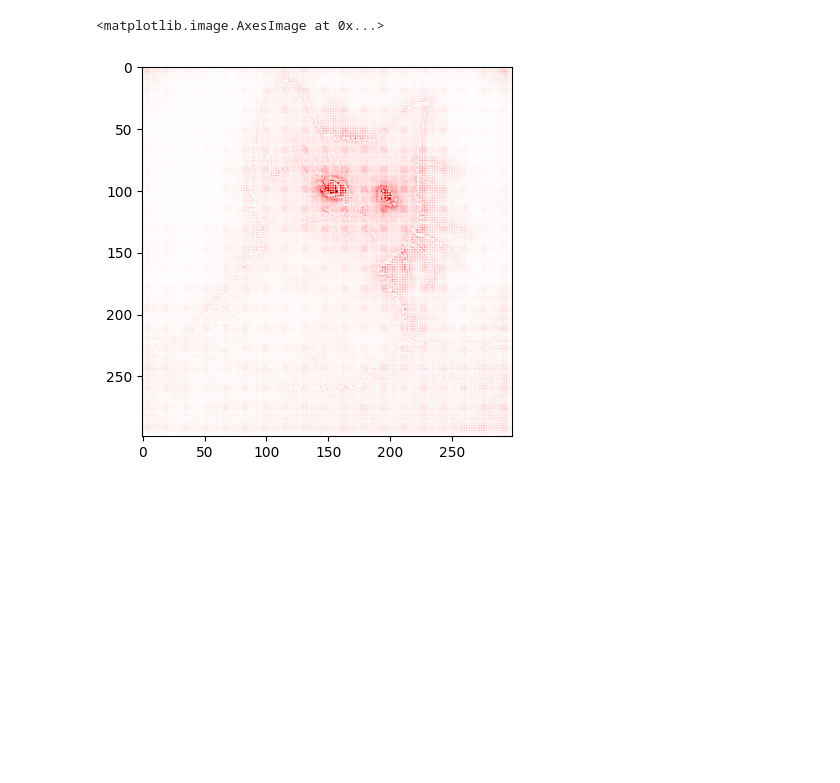
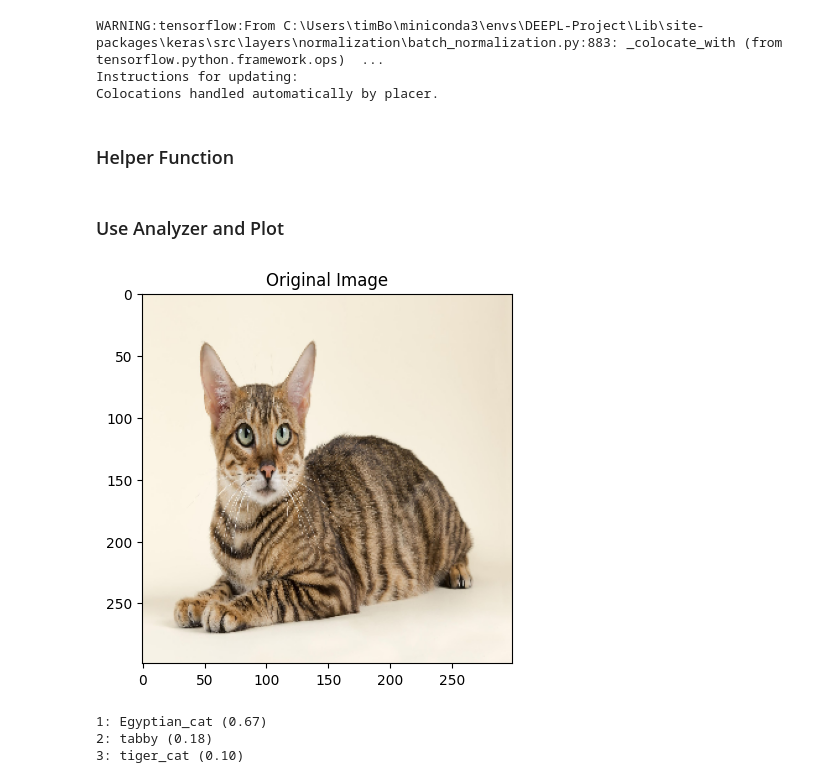
Before and after one commit to DevTimBo/DEEPL-Project, a Jupyter notebook: LRP/LRP.ipynb, the cells around one changed output. Cells and saved outputs as stored; diff of their text form; code cells hidden in the pictures; blank space fills up the shorter version.

Commit message:
LRP - added Noise and Rotation + some nice functions

```diff
--- a/LRP/LRP.ipynb
+++ b/LRP/LRP.ipynb
@@ -36,0 +15,9 @@ print(x.shape)
+# %%
+# Load the image
+image_path = "cat_image.jpg"
+original_image = cv2.imread(image_path)
+# Resize the image to (299, 299, 3)
+resized_image = cv2.resize(original_image, (299, 299))
+image = resized_image
+# Convert BGR to RGB
+image = cv2.cvtColor(image, cv2.COLOR_BGR2RGB)
@@ -37,12 +26,45 @@ print(x.shape)
+# %%
+# Get model
+model, preprocess, decode_predictions = xc.Xception(), xc.preprocess_input, xc.decode_predictions
+# %% [output]
+WARNING:tensorflow:From C:\Users\timBo\miniconda3\envs\DEEPL-Project\Lib\site-packages\keras\src\layers\normalization\batch_normalization.py:883: _colocate_with (from tensorflow.python.framework.ops)  ...
+Instructions for updating:
+Colocations handled automatically by placer.
+# %% [markdown]
+### Helper Function
+# %%
+def predictions_model(image, model):
+    x = preprocess(image[None])
+    predictions = model.predict(x)
+    decoded_predictions = decode_predictions(predictions, top=3)[0]
+
+    for i, (imagenet_id, label, score) in enumerate(decoded_predictions):
+        print(f"{i + 1}: {label} ({score:.2f})")
 # %%
-# Apply analyzer w.r.t. maximum activated output-neuron
-a = analyzer.analyze(x)
+def analyze_image_lrp(image,model):
+    model = innvestigate.model_wo_softmax(model)
+    analyzer = innvestigate.create_analyzer("deep_taylor", model)
+    x = preprocess(image[None])
+    # Apply analyzer w.r.t. maximum activated output-neuron
+    a = analyzer.analyze(x)
 
-# Aggregate along color channels and normalize to [-1, 1]
-a = a.sum(axis=np.argmax(np.asarray(a.shape) == 3))
-a /= np.max(np.abs(a))
-# Plot
-plt.imshow(a[0], cmap="seismic", clim=(-1, 1))
+    # Aggregate along color channels and normalize to [-1, 1]
+    a = a.sum(axis=np.argmax(np.asarray(a.shape) == 3))
+    a /= np.max(np.abs(a))
+    # Plot
+    plt.imshow(a[0], cmap="seismic", clim=(-1, 1))
-# %% [output]
-<matplotlib.image.AxesImage at 0x...>
-[figure, removed]
+# %%
+def plot_numpy_array(array,title=''):
+    plt.imshow(array)
+    plt.title(title)
+    plt.show()
+# %% [markdown]
+### Use Analyzer and Plot
+# %%
+plot_numpy_array(image,"Original Image")
+predictions_model(image,model)
+# %% [output]
+[figure, added]
+1: Egyptian_cat (0.67)
+2: tabby (0.18)
+3: tiger_cat (0.10)
```
Also changed, not shown: parts of 15 cells of this notebook, 1 other file.
